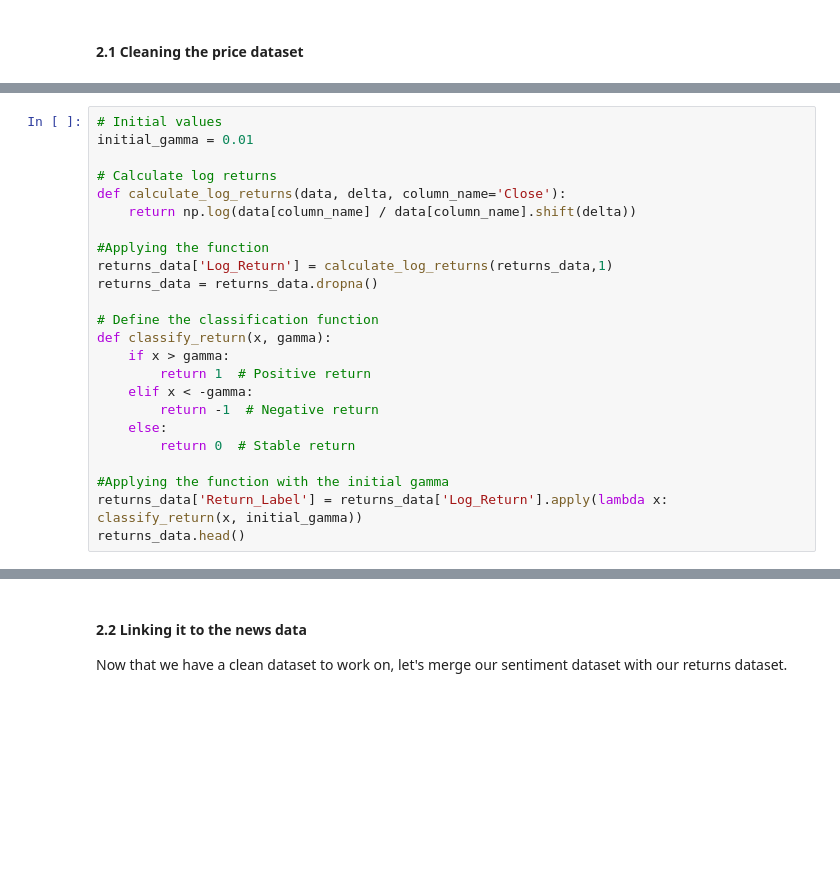
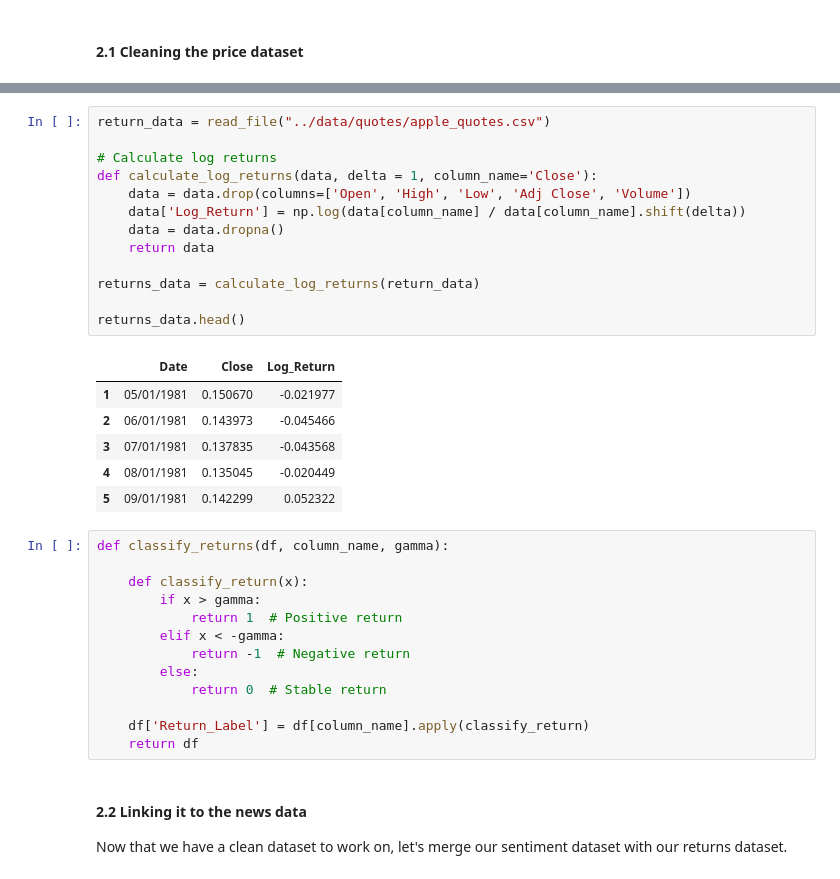
Before and after one commit to Crqbu/Sentiment-Market-Anomaly, a Jupyter notebook: notebooks/data_analysis_with_plots.ipynb, the cells around one changed output, grey strips where cells are left out. Saved outputs shown, nothing was run; the diff lists cells and outputs as text; blank space fills up the shorter version.

```diff
--- a/notebooks/data_analysis_with_plots.ipynb
+++ b/notebooks/data_analysis_with_plots.ipynb
@@ -237,24 +213,0 @@ returns_data.head()
-# %%
-# Initial values
-initial_gamma = 0.01
-
-# Calculate log returns
-def calculate_log_returns(data, delta, column_name='Close'):
-    return np.log(data[column_name] / data[column_name].shift(delta))
-
-#Applying the function
-returns_data['Log_Return'] = calculate_log_returns(returns_data,1)
-returns_data = returns_data.dropna()
-
-# Define the classification function
-def classify_return(x, gamma):
-    if x > gamma:
-        return 1  # Positive return
-    elif x < -gamma:
-        return -1  # Negative return
-    else:
-        return 0  # Stable return
-
-#Applying the function with the initial gamma
-returns_data['Return_Label'] = returns_data['Log_Return'].apply(lambda x: classify_return(x, initial_gamma))
-returns_data.head()
@@ -319,3 +214,36 @@ returns_data.head()
+# %%
+return_data = read_file("../data/quotes/apple_quotes.csv")
+
+# Calculate log returns
+def calculate_log_returns(data, delta = 1, column_name='Close'):
+    data = data.drop(columns=['Open', 'High', 'Low', 'Adj Close', 'Volume'])
+    data['Log_Return'] = np.log(data[column_name] / data[column_name].shift(delta))
+    data = data.dropna()
+    return data
+
+returns_data = calculate_log_returns(return_data)
+
+returns_data.head()
+# %% [output]
+|  | Date | Close | Log_Return |
+| 1 | 05/01/1981 | 0.150670 | -0.021977 |
+| 2 | 06/01/1981 | 0.143973 | -0.045466 |
+| 3 | 07/01/1981 | 0.137835 | -0.043568 |
+| 4 | 08/01/1981 | 0.135045 | -0.020449 |
+| 5 | 09/01/1981 | 0.142299 | 0.052322 |
+# %%
+def classify_returns(df, column_name, gamma):
+
+    def classify_return(x):
+        if x > gamma:
+            return 1  # Positive return
+        elif x < -gamma:
+            return -1  # Negative return
+        else:
+            return 0  # Stable return
+
+    df['Return_Label'] = df[column_name].apply(classify_return)
+    return df
 # %% [markdown]
 #### 2.2 Linking it to the news data
 Now that we have a clean dataset to work on, let's merge our sentiment dataset with our returns dataset.
```
Also changed, not shown: parts of 42 cells of this notebook.
